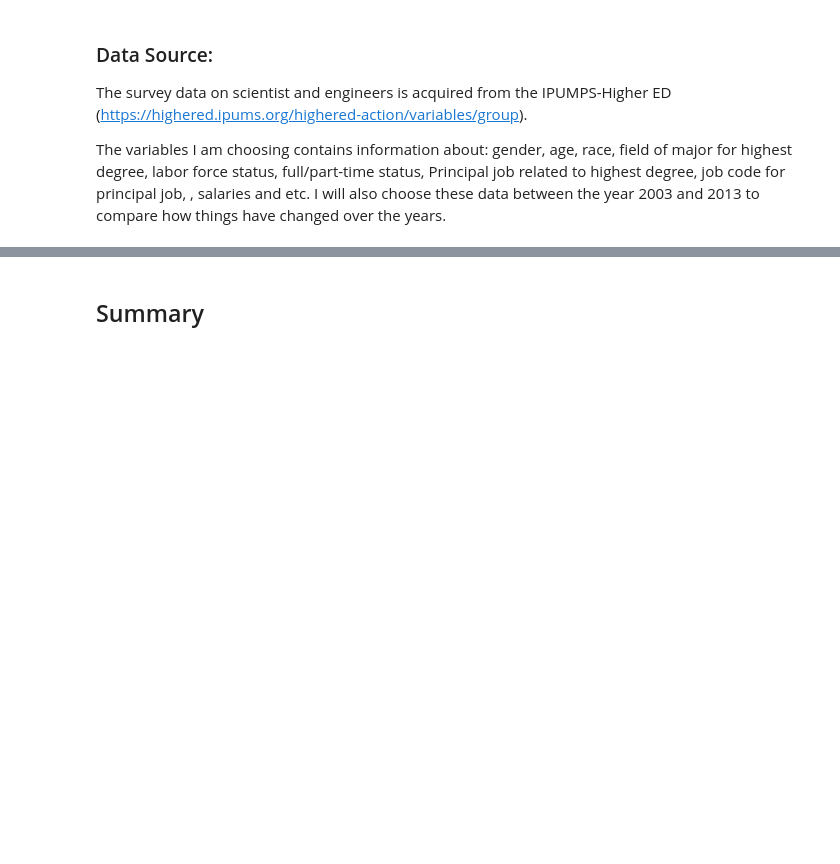
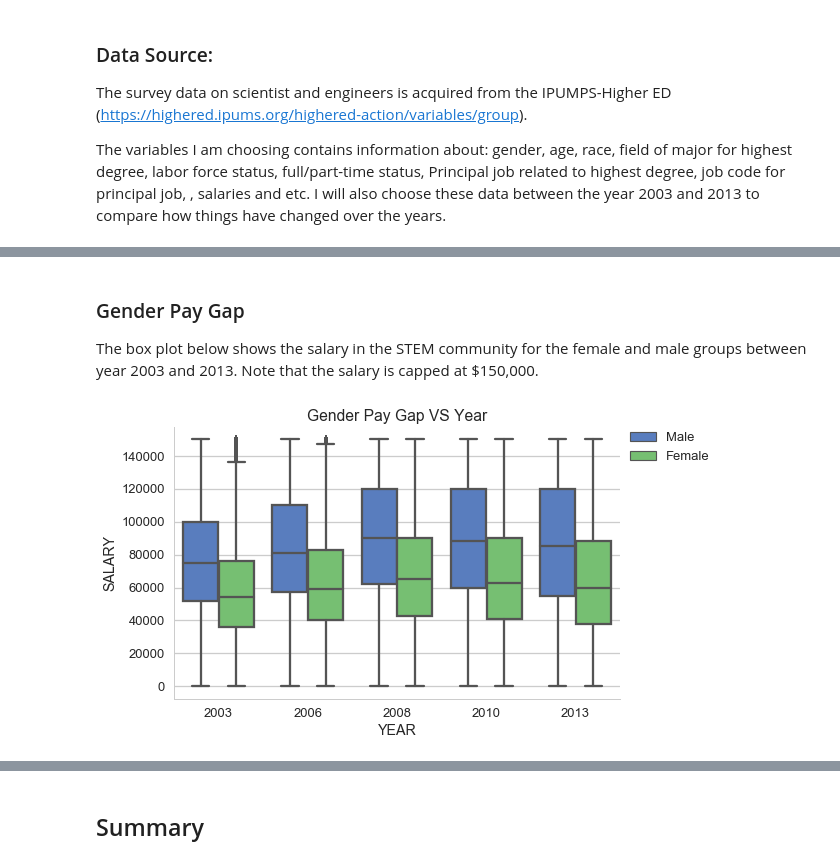
Before and after one commit to shuojiashi/women_in_stem, a Jupyter notebook: notebooks/Women in STEM_project report.ipynb, the cells around one changed output, grey strips where cells are left out. Cells and saved outputs as stored; diff of their text form; code cells hidden in the pictures; blank space fills up the shorter version.

```diff
--- a/notebooks/Women in STEM_project report.ipynb
+++ b/notebooks/Women in STEM_project report.ipynb
@@ -40,0 +298,15 @@ The variables I am choosing contains information about: gender, age, race, field
+# %% [markdown]
+### Gender Pay Gap
+The box plot below shows the salary in the STEM community for the female and male groups between year 2003 and 2013. Note that the salary is capped at $150,000.
+# %%
+#bar plot of gender and salary
+fig=plt.figure(figsize=[8,5])
+ax = fig.add_subplot(111)
+sns.boxplot(data=df, y = 'SALARY', x = 'YEAR', hue = 'GENDERS',hue_order=['Male','Female'], palette="muted", ax=ax)
+sns.despine()
+plt.title('Gender Pay Gap VS Year')
+lgd=ax.legend(bbox_to_anchor=(1.01, 1), loc=2, borderaxespad=0.)
+plt.tight_layout
+plt.savefig('./../results/gendersalary.png',bbox_extra_artists=(lgd,), bbox_inches='tight', dpi = 150)
+# %% [output]
+[figure, added]
```
Also changed, not shown: parts of 138 cells of this notebook.
